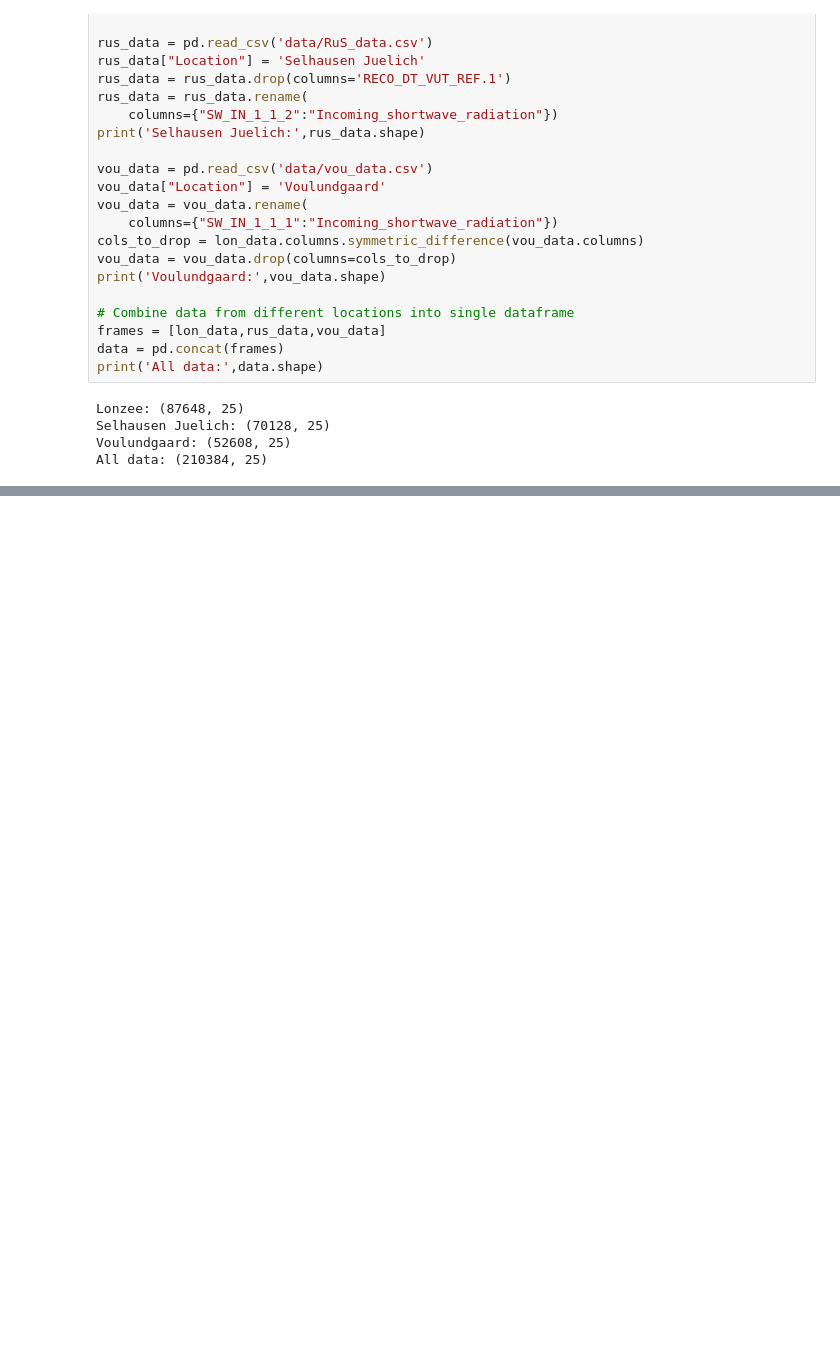
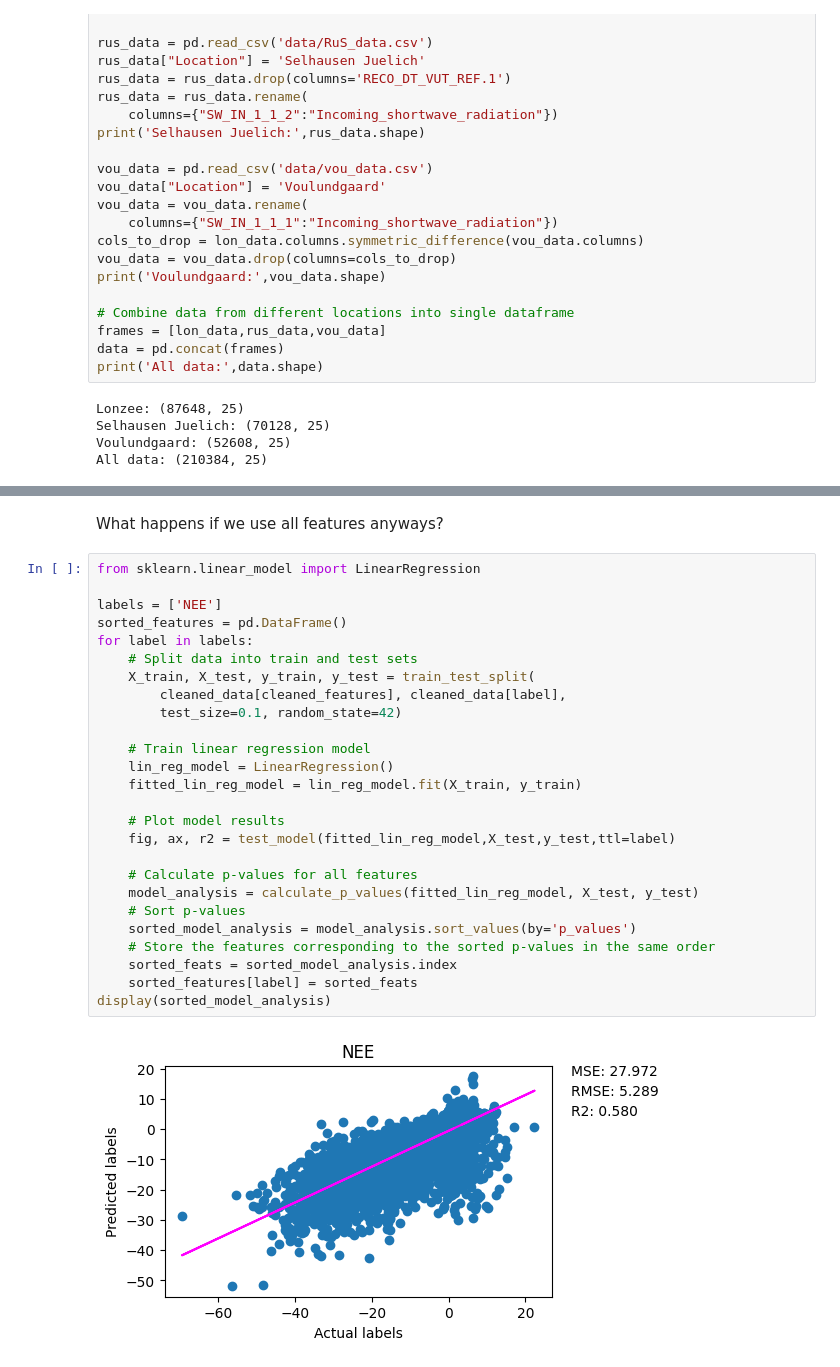
Before and after one commit to csharp14/land-management-project, a Jupyter notebook: land-management-analysis.ipynb, the cells around one changed output, grey strips where cells are left out. Saved outputs shown, nothing was run; the diff lists cells and outputs as text; blank space fills up the shorter version.

```diff
--- a/land-management-analysis.ipynb
+++ b/land-management-analysis.ipynb
@@ -226,0 +239,30 @@ for label in labels:
+# %% [markdown]
+What happens if we use all features anyways?
+# %%
+from sklearn.linear_model import LinearRegression
+
+labels = ['NEE']
+sorted_features = pd.DataFrame()
+for label in labels:
+    # Split data into train and test sets
+    X_train, X_test, y_train, y_test = train_test_split(
+        cleaned_data[cleaned_features], cleaned_data[label],
+        test_size=0.1, random_state=42)
+
+    # Train linear regression model
+    lin_reg_model = LinearRegression()
+    fitted_lin_reg_model = lin_reg_model.fit(X_train, y_train)
+
+    # Plot model results
+    fig, ax, r2 = test_model(fitted_lin_reg_model,X_test,y_test,ttl=label)
+
+    # Calculate p-values for all features
+    model_analysis = calculate_p_values(fitted_lin_reg_model, X_test, y_test)
+    # Sort p-values
+    sorted_model_analysis = model_analysis.sort_values(by='p_values')
+    # Store the features corresponding to the sorted p-values in the same order
+    sorted_feats = sorted_model_analysis.index
+    sorted_features[label] = sorted_feats
+display(sorted_model_analysis)
+# %% [output]
+[figure, added]
```
Also changed, not shown: parts of 24 cells of this notebook, 3 other files.
